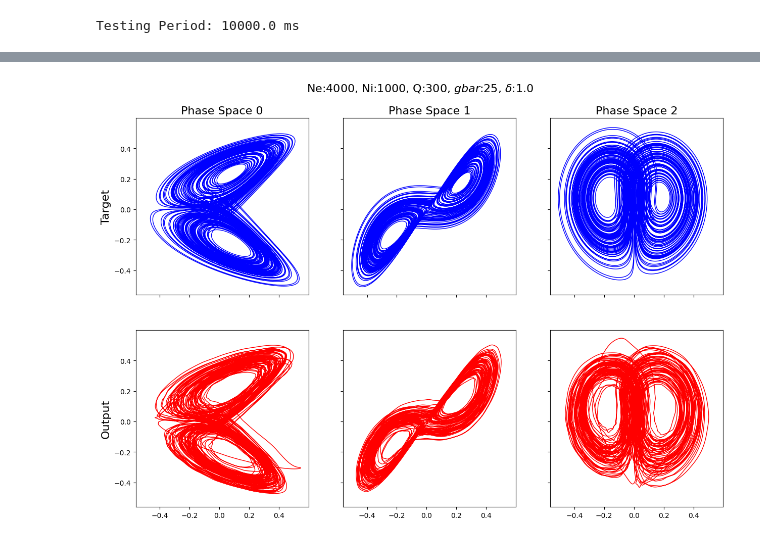
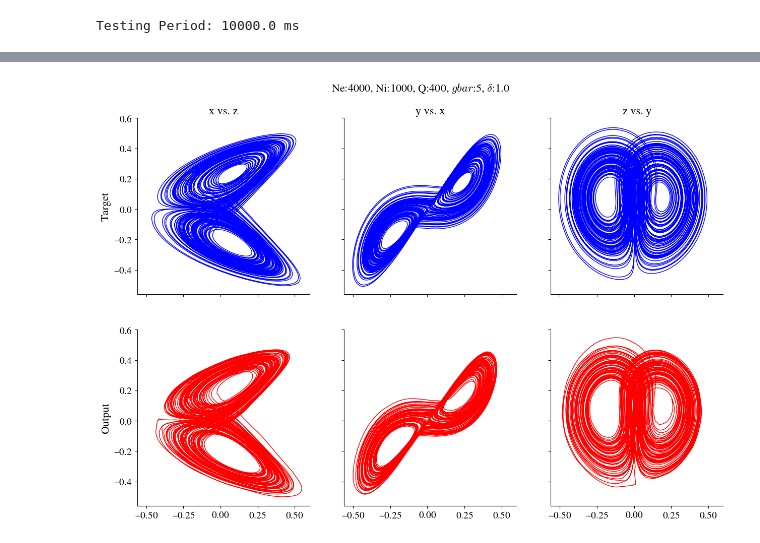
Before and after one commit to themahani/ml_force_research, a Jupyter notebook: morris_lecar/test_force copy.ipynb, the cells around one changed output, grey strips where cells are left out. Saved outputs shown, nothing was run; the diff lists cells and outputs as text; code cells hidden in the pictures.

```diff
--- a/morris_lecar/test_force copy.ipynb
+++ b/morris_lecar/test_force copy.ipynb
@@ -57,9 +57,9 @@ Ii = 70     # pA
 current = np.array([Ie] * NE + [Ii] * NI).reshape(N, 1)
 
 
-Q = 300
+Q = 400
 delta = 1.
-gbar = 25
+gbar = 5
 sparse = 0.01
 # %%
 device = torch.device("cuda" if torch.cuda.is_available() else 'cpu')
@@ -325,19 +329,21 @@ plt.show()
 # %%
+ax_names = ['x', 'y', 'z']
+
 fig, ax = plt.subplots(ncols=sup.shape[1], nrows=2, figsize=(15, 10), sharex=True, sharey=True)
 for i in range(sup.shape[1]):
     ax[0, i].plot(sup[-nt_test:, i-1], sup[-nt_test:, i], 'b-', lw=1, label="sup")
     ax[1, i].plot(x_hat_rec[:, i-1].cpu().numpy(), x_hat_rec[:, i].cpu().numpy(), 'r-', lw=1, label="out")
-    ax[0, i].set_title(f"Phase Space {i}", fontsize=16)
+    ax[0, i].set_title(f"{ax_names[i]} vs. {ax_names[i-1]}", fontsize=16)
 
 ax[0, 0].set_ylabel("Target", fontsize=16)
 ax[1, 0].set_ylabel("Output", fontsize=16)
 
 # plt.legend()
 plt.suptitle(fr"Ne:{NE}, Ni:{NI}, Q:{Q}, $gbar$:{gbar}, $\delta$:{delta}", y=0.95, fontsize=16)
 plt.savefig(os.path.join(save_path, f"N_{ml.N}_ff_{ff_coeff}_phase_space.png"), dpi=300, bbox_inches='tight')
 plt.show(fig)
 # %% [output]
-[figure, old version]
+[figure, new version]
 # %%
 z = sup[-nt_test:, 2]
 z_hat = x_hat_rec[:, 2].cpu().numpy()
```
Also changed, not shown: parts of 15 cells of this notebook, 2 other files.
